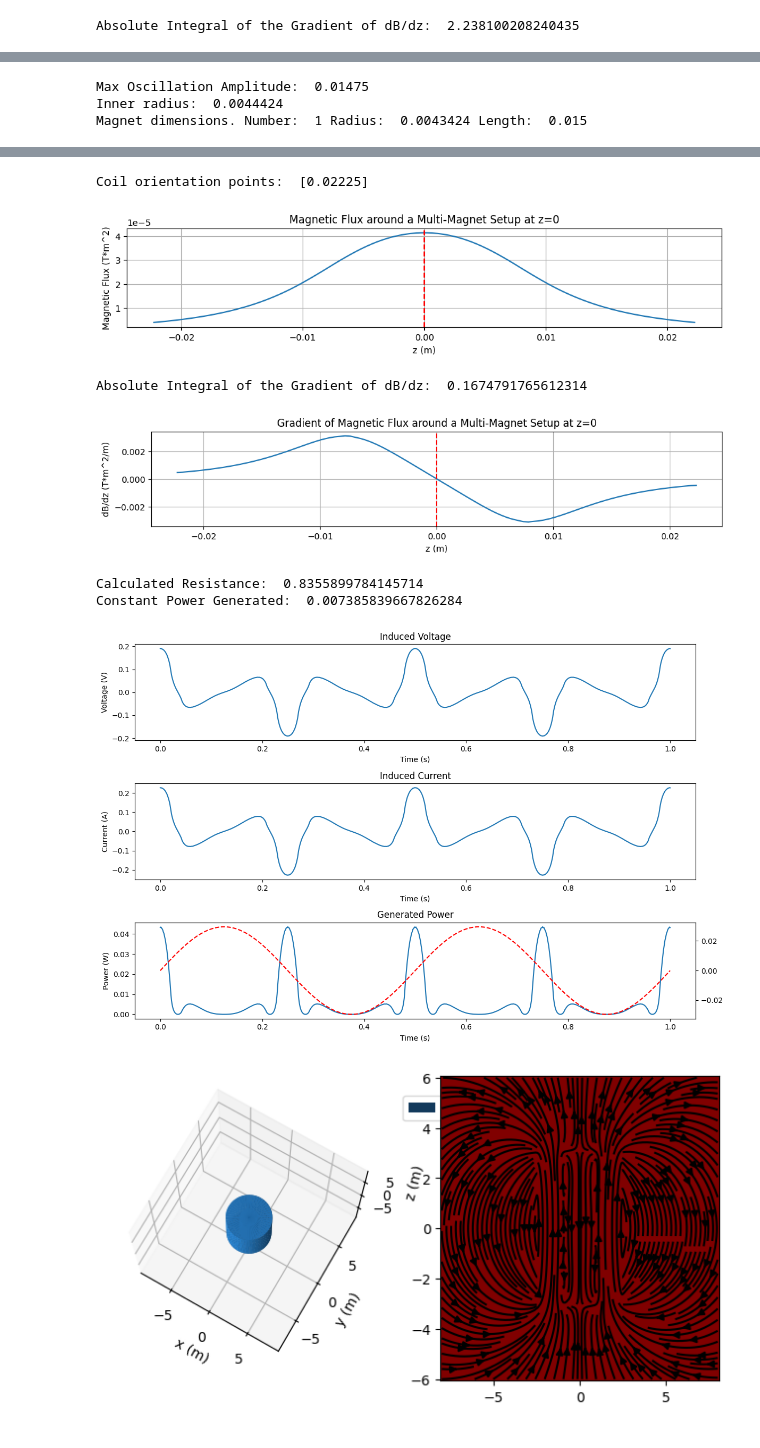
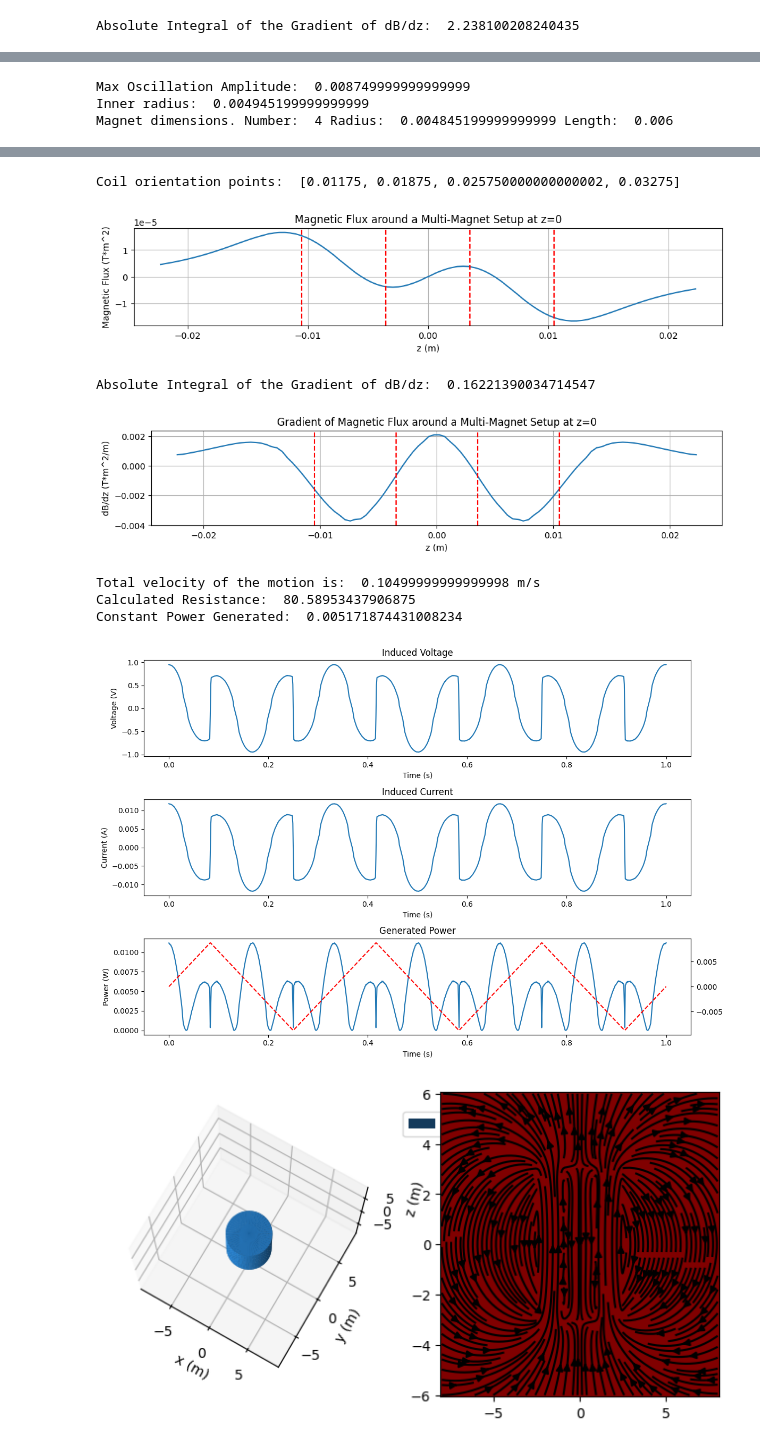
Before and after one commit to Sebleko/induction_generator, a Jupyter notebook: python/induction-simulation.ipynb, the cells around one changed output, grey strips where cells are left out. Drawn from its saved outputs; the diff is of its cells as text; code cells hidden in the pictures.

Commit message:
Tweaked parameters

```diff
--- a/python/induction-simulation.ipynb
+++ b/python/induction-simulation.ipynb
@@ -990,9 +1006,9 @@ Absolute Integral of the Gradient of dB/dz:  13.056556082078988
 magnetization = 9e5
 outer_length = 0.0445 # Length of the generator module (m)
 outer_radius = 0.0105 / 2 # Radius of the generator modules (m)
-number_of_magnets = 1 # 17 # Number of magnets.
-magnet_height = 0.015 #
-magnet_spacing = 0.002# 0.00147
+number_of_magnets = 4 # 17 # Number of magnets.
+magnet_height = 0.006 #
+magnet_spacing = 0.001# 0.00147
 magnet_assembly_height = number_of_magnets * magnet_height + (number_of_magnets - 1) * magnet_spacing
 max_oscillation_amplitude = (outer_length - magnet_assembly_height) / 2
 assert(max_oscillation_amplitude > 0)
@@ -1001,6 +1017,9 @@ print("Max Oscillation Amplitude: ", max_oscillation_amplitude)
 
 number_of_turns = 200
 wire_diameter = 0.0004038 # 26 AWG wire
+
+number_of_turns = 1200
+wire_diameter = 0.0001016 # 38 AWG wire
 inner_radius, wire_length = calculate_inner_radius(outer_radius, outer_length, number_of_turns, wire_diameter)
 
 R = calculate_resistance_of_coil(wire_length, wire_diameter, 1.68e-8)
@@ -1052,12 +1071,36 @@ plt.show()
 
 
 # The magnet is oscillating up and down with a frequency of 2 Hz and an amplitude of 3 cm.
-oscillation_amplitude = 2 * max_oscillation_amplitude  # Amplitude of the motion (m)
-frequency = 2  # Frequency of the motion (Hz)
+oscillation_amplitude = max_oscillation_amplitude  # Amplitude of the motion (m)
+frequency = 6  # Frequency of the motion (Hz)
 omega = 2 * np.pi * frequency  # Angular frequency (rad/s)
 equation_of_motion = lambda t: oscillation_amplitude * np.sin(omega * t)
+
+# Define parameters
+A = max_oscillation_amplitude  # Amplitude (m)
+v = 2 * A * frequency  # Velocity (m/s)
+T = 4 * A / v  # Total period of the motion
+print("Total velocity of the motion is: ", v, "m/s")
+
 # Time array
 t = np.linspace(0, 1, 1000)  # Time from 0 to 1 seconds discretized into 1000 points
+
+# Define the position function
+def position(t, A, v):
+    T = 4 * A / v  # Period of the motion
+    t_mod = t % T  # Time within one period
+    if 0 <= t_mod < A / v:
+        return v * t_mod
+    elif A / v <= t_mod < 3 * A / v:
+        return 2 * A - v * t_mod
+    else:
+        return -4 * A + v * t_mod
+
+
+# Define the equation of motion as a lambda function
+equation_of_motion = lambda t: position(t, A, v)
+
+
 
 
 # Voltage across the right coil
@@ -1068,6 +1111,6 @@ plot(t, V, R, equation_of_motion)
 #  0.0030215229115330535
 #
 # %% [output]
-Max Oscillation Amplitude:  0.01475
-Inner radius:  0.0044424
-Magnet dimensions. Number:  1 Radius:  0.0043424 Length:  0.015
+Max Oscillation Amplitude:  0.008749999999999999
+Inner radius:  0.004945199999999999
+Magnet dimensions. Number:  4 Radius:  0.004845199999999999 Length:  0.006
@@ -1075,10 +1118,11 @@ Magnet dimensions. Number:  1 Radius:  0.0043424 Length:  0.015
-Coil orientation points:  [0.02225]
+Coil orientation points:  [0.01175, 0.01875, 0.025750000000000002, 0.03275]
-[figure, old version]
+[figure, new version]
-Absolute Integral of the Gradient of dB/dz:  0.1674791765612314
+Absolute Integral of the Gradient of dB/dz:  0.16221390034714547
-[figure, old version]
+[figure, new version]
-Calculated Resistance:  0.8355899784145714
-Constant Power Generated:  0.007385839667826284
+Total velocity of the motion is:  0.10499999999999998 m/s
+Calculated Resistance:  80.58953437906875
+Constant Power Generated:  0.005171874431008234
-[figure, old version]
+[figure, new version]
 # %%
 # By splitting the one magnet generator into an n magnet generator we can make use of the coil more efficient.
 # Here we simulate a model with n magnets that are aligned along the z axis. The magnets have a gap between them.
```
Also changed, not shown: parts of 7 cells of this notebook.
